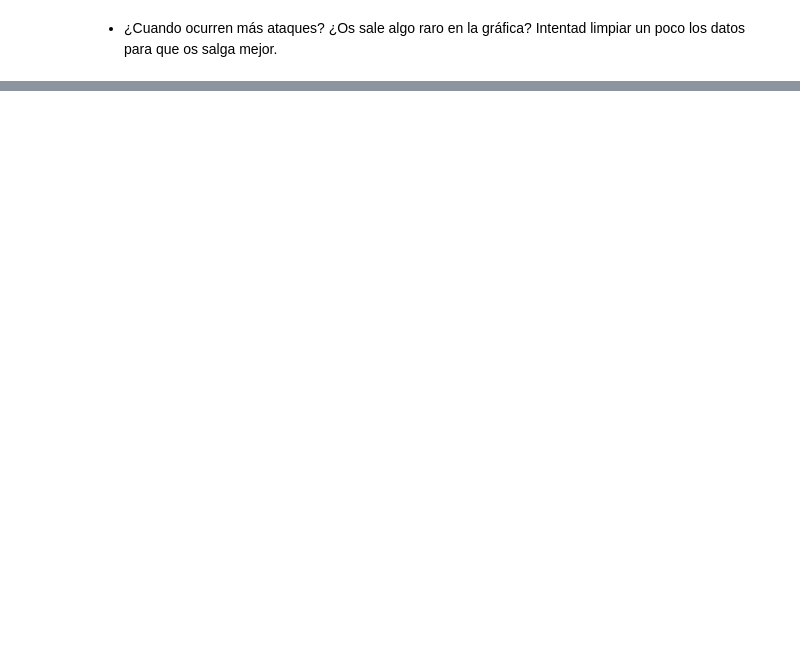
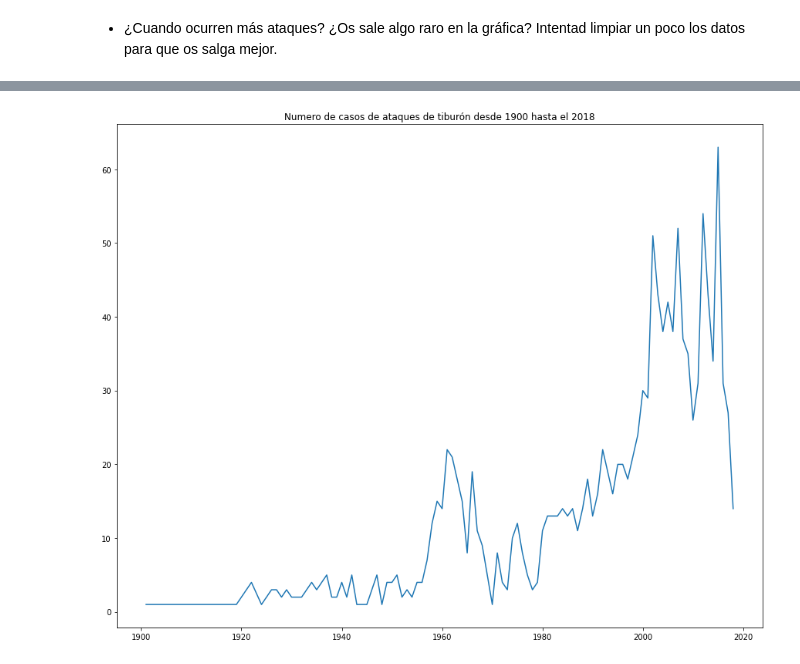
Before and after one commit to Adalab/DA-Promo-B-modulo-2-sprint-2-Ariana-Chloe, a Jupyter notebook: EDA/EDA-III.ipynb, the cells around one changed output, grey strips where cells are left out. Drawn from its saved outputs; the diff is of its cells as text; code cells hidden in the pictures; blank space fills up the shorter version.

```diff
--- a/EDA/EDA-III.ipynb
+++ b/EDA/EDA-III.ipynb
@@ -164,0 +208,3 @@ sns.countplot(x='country', data= df10, hue= 'sex_m_f');
+# %%
+dfyear = df10[df10['year']>=1900]
+dfyear['year'].value_counts()
@@ -164,0 +229,7 @@ sns.countplot(x='country', data= df10, hue= 'sex_m_f');
+# %%
+# Con este filtrado hacemos una gráfica de los ataques por año y por mes desde el 1900 hasta el 2018
+# Utilizamos el value_counts para graficarlo
+sns.lineplot(x=dfyear['year'].value_counts().index , y = dfyear['year'].value_counts().values)
+plt.title('Numero de casos de ataques de tiburón desde 1900 hasta el 2018');
+# %% [output]
+[figure, added]
```
Also changed, not shown: parts of 15 cells of this notebook, 9 other files.
